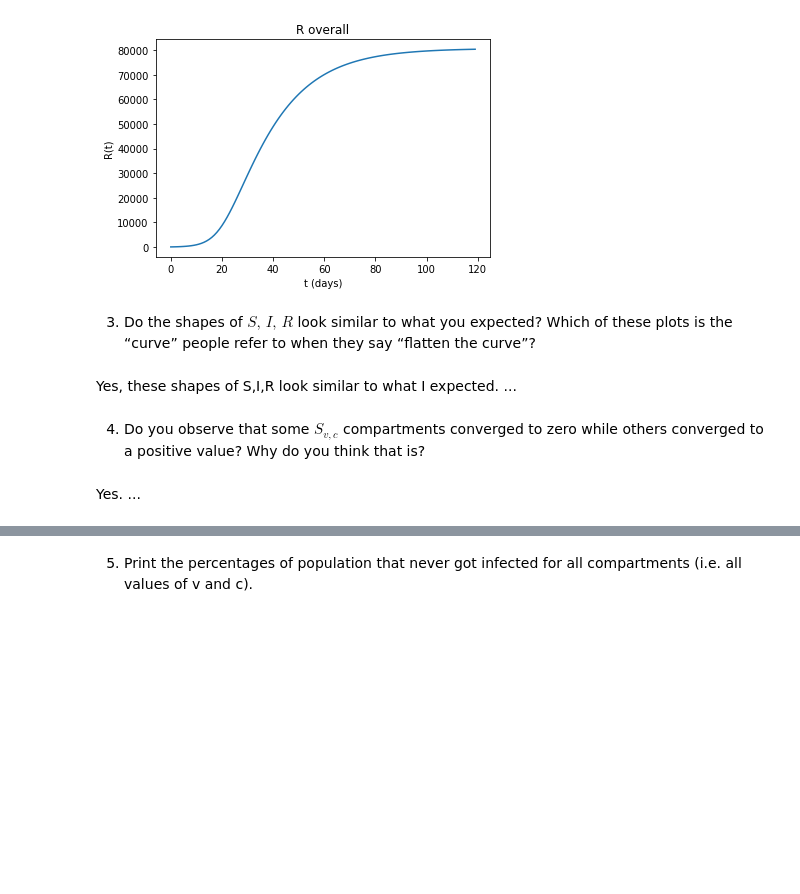
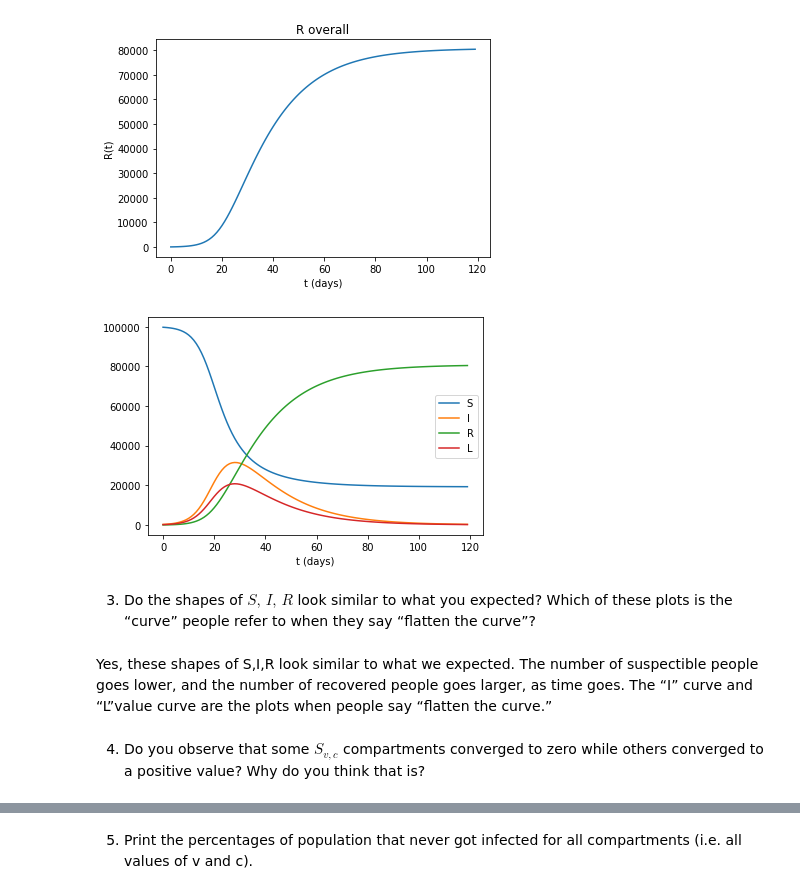
Before and after one commit to Yanbing-Judy/190DD-Project, a Jupyter notebook: Project_Part1a_new.ipynb, the cells around one changed output, grey strips where cells are left out. Cells and saved outputs as stored; diff of their text form; code cells hidden in the pictures; blank space fills up the shorter version.

```diff
--- a/Project_Part1a_new.ipynb
+++ b/Project_Part1a_new.ipynb
@@ -163,21 +155,25 @@ plt.title("R overall")
 plt.show()
 # %% [output]
 [figure]
-# %%
-# L_overall
-
-mpl.style.use('default')
-plt.figure(figsize=(10,5))
-p0=plt.plot(t, Lc*soln_obj.y[1], linewidth=2, label="MMSE estimated L(t)")
-plt.plot(t, observed_data, 'o', label="Observed L(t)", color=p0[0].get_color(), markersize=5)
-plt.xlabel("t")
-plt.legend()
-plt.tight_layout()
+# %%
+# L_overall
+L_overall = Lc * sol.sol(t).T[:,16:20]
+Lt = sum(L_overall.T)
+Lt
+
+plt.figure()
+plt.plot(sol.t, sum(sol.y[:16]),label = "S")
+plt.plot(sol.t, sum(sol.y[16:20]),label = "I")
+plt.plot(sol.t, sol.y[20],label = "R")
+plt.plot(sol.t,Lt, label = "L")
+plt.xlabel("t (days)")
+plt.legend()
+plt.show()
+# %% [output]
+[figure, added]
 # %% [markdown]
 3. Do the shapes of $\textit{S, I, R}$ look similar to what you expected? Which of these plots is the “curve” people refer to when they say “flatten the curve”?
-# %% [markdown]
-Yes, these shapes of S,I,R look similar to what I expected. ...
+# %% [markdown]
+Yes, these shapes of S,I,R look similar to what we expected. The number of suspectible people goes lower, and the number of recovered people goes larger, as time goes. The “I” curve and “L”value curve are the plots when people say “flatten the curve.”
 # %% [markdown]
 4. Do you observe that some $S_{v,c}$ compartments converged to zero while others converged to a positive value? Why do you think that is?
-# %% [markdown]
-Yes. ...
```
Also changed, not shown: parts of 13 cells of this notebook.
